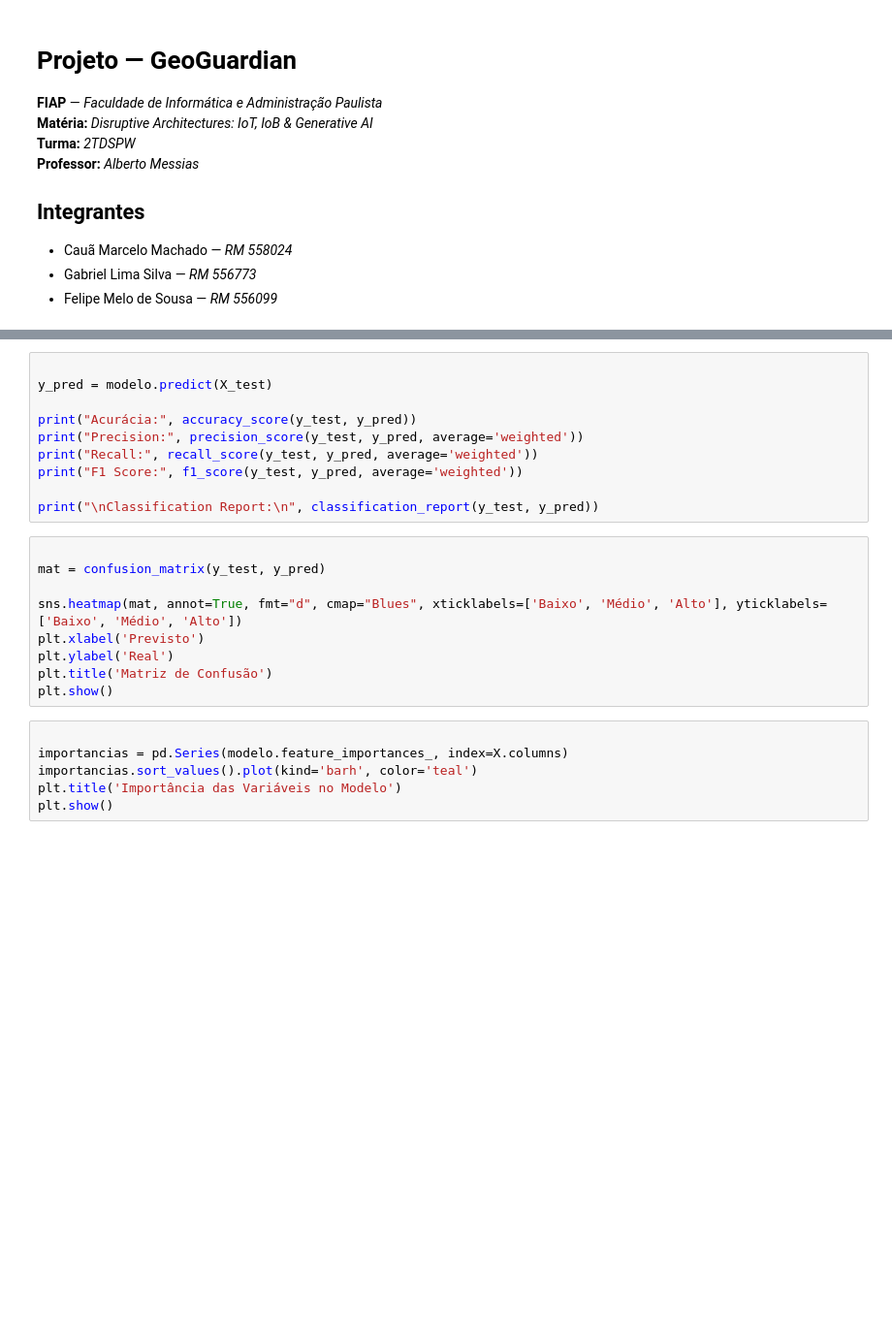
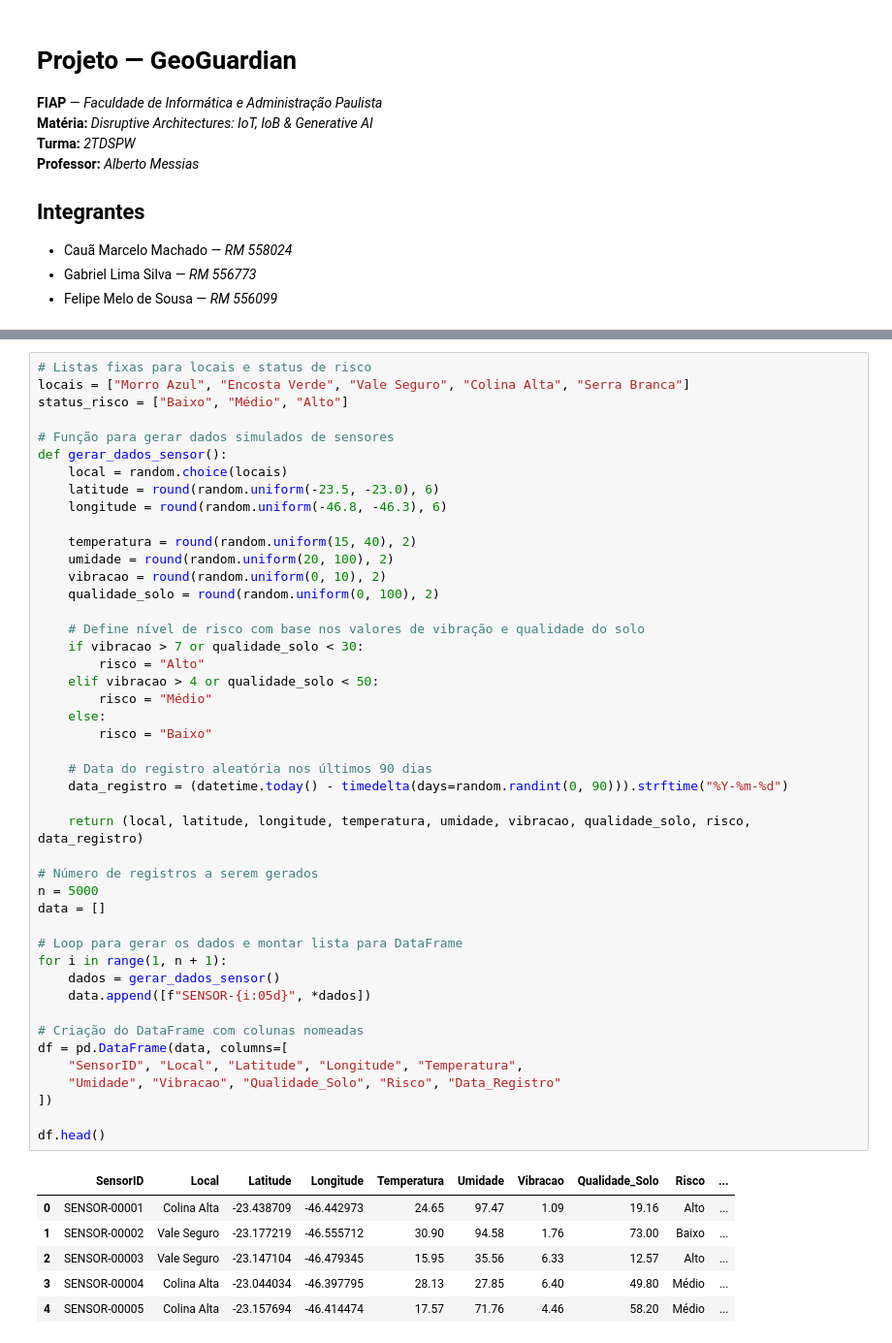
Before and after one commit to CauaMachad0/GeoGuardian-IoT, a Jupyter notebook: GeoGuardian.ipynb, the cells around one changed output, grey strips where cells are left out. Shown: that part at 97% size. Drawn from its saved outputs; the diff is of its cells as text; blank space fills up the shorter version.

```diff
--- a/GeoGuardian.ipynb
+++ b/GeoGuardian.ipynb
@@ -121,25 +38,52 @@ modelo.fit(X_train, y_train)
-# %%
-
-y_pred = modelo.predict(X_test)
-
-print("Acurácia:", accuracy_score(y_test, y_pred))
-print("Precision:", precision_score(y_test, y_pred, average='weighted'))
-print("Recall:", recall_score(y_test, y_pred, average='weighted'))
-print("F1 Score:", f1_score(y_test, y_pred, average='weighted'))
-
-print("\nClassification Report:\n", classification_report(y_test, y_pred))
-# %%
-
-mat = confusion_matrix(y_test, y_pred)
-
-sns.heatmap(mat, annot=True, fmt="d", cmap="Blues", xticklabels=['Baixo', 'Médio', 'Alto'], yticklabels=['Baixo', 'Médio', 'Alto'])
-plt.xlabel('Previsto')
-plt.ylabel('Real')
-plt.title('Matriz de Confusão')
-plt.show()
-# %%
-
-importancias = pd.Series(modelo.feature_importances_, index=X.columns)
-importancias.sort_values().plot(kind='barh', color='teal')
-plt.title('Importância das Variáveis no Modelo')
-plt.show()
+# %%
+# Listas fixas para locais e status de risco
+locais = ["Morro Azul", "Encosta Verde", "Vale Seguro", "Colina Alta", "Serra Branca"]
+status_risco = ["Baixo", "Médio", "Alto"]
+
+# Função para gerar dados simulados de sensores
+def gerar_dados_sensor():
+    local = random.choice(locais)
+    latitude = round(random.uniform(-23.5, -23.0), 6)
+    longitude = round(random.uniform(-46.8, -46.3), 6)
+
+    temperatura = round(random.uniform(15, 40), 2)
+    umidade = round(random.uniform(20, 100), 2)
+    vibracao = round(random.uniform(0, 10), 2)
+    qualidade_solo = round(random.uniform(0, 100), 2)
+
+    # Define nível de risco com base nos valores de vibração e qualidade do solo
+    if vibracao > 7 or qualidade_solo < 30:
+        risco = "Alto"
+    elif vibracao > 4 or qualidade_solo < 50:
+        risco = "Médio"
+    else:
+        risco = "Baixo"
+
+    # Data do registro aleatória nos últimos 90 dias
+    data_registro = (datetime.today() - timedelta(days=random.randint(0, 90))).strftime("%Y-%m-%d")
+
+    return (local, latitude, longitude, temperatura, umidade, vibracao, qualidade_solo, risco, data_registro)
+
+# Número de registros a serem gerados
+n = 5000
+data = []
+
+# Loop para gerar os dados e montar lista para DataFrame
+for i in range(1, n + 1):
+    dados = gerar_dados_sensor()
+    data.append([f"SENSOR-{i:05d}", *dados])
+
+# Criação do DataFrame com colunas nomeadas
+df = pd.DataFrame(data, columns=[
+    "SensorID", "Local", "Latitude", "Longitude", "Temperatura",
+    "Umidade", "Vibracao", "Qualidade_Solo", "Risco", "Data_Registro"
+])
+
+df.head()
+# %% [output]
+|  | SensorID | Local | Latitude | Longitude | Temperatura | Umidade | Vibracao | Qualidade_Solo | Risco | ... |
+| 0 | SENSOR-00001 | Colina Alta | -23.438709 | -46.442973 | 24.65 | 97.47 | 1.09 | 19.16 | Alto | ... |
+| 1 | SENSOR-00002 | Vale Seguro | -23.177219 | -46.555712 | 30.90 | 94.58 | 1.76 | 73.00 | Baixo | ... |
+| 2 | SENSOR-00003 | Vale Seguro | -23.147104 | -46.479345 | 15.95 | 35.56 | 6.33 | 12.57 | Alto | ... |
+| 3 | SENSOR-00004 | Colina Alta | -23.044034 | -46.397795 | 28.13 | 27.85 | 6.40 | 49.80 | Médio | ... |
+| 4 | SENSOR-00005 | Colina Alta | -23.157694 | -46.414474 | 17.57 | 71.76 | 4.46 | 58.20 | Médio | ... |
```
Also changed, not shown: parts of 18 cells of this notebook, 2 other files.
